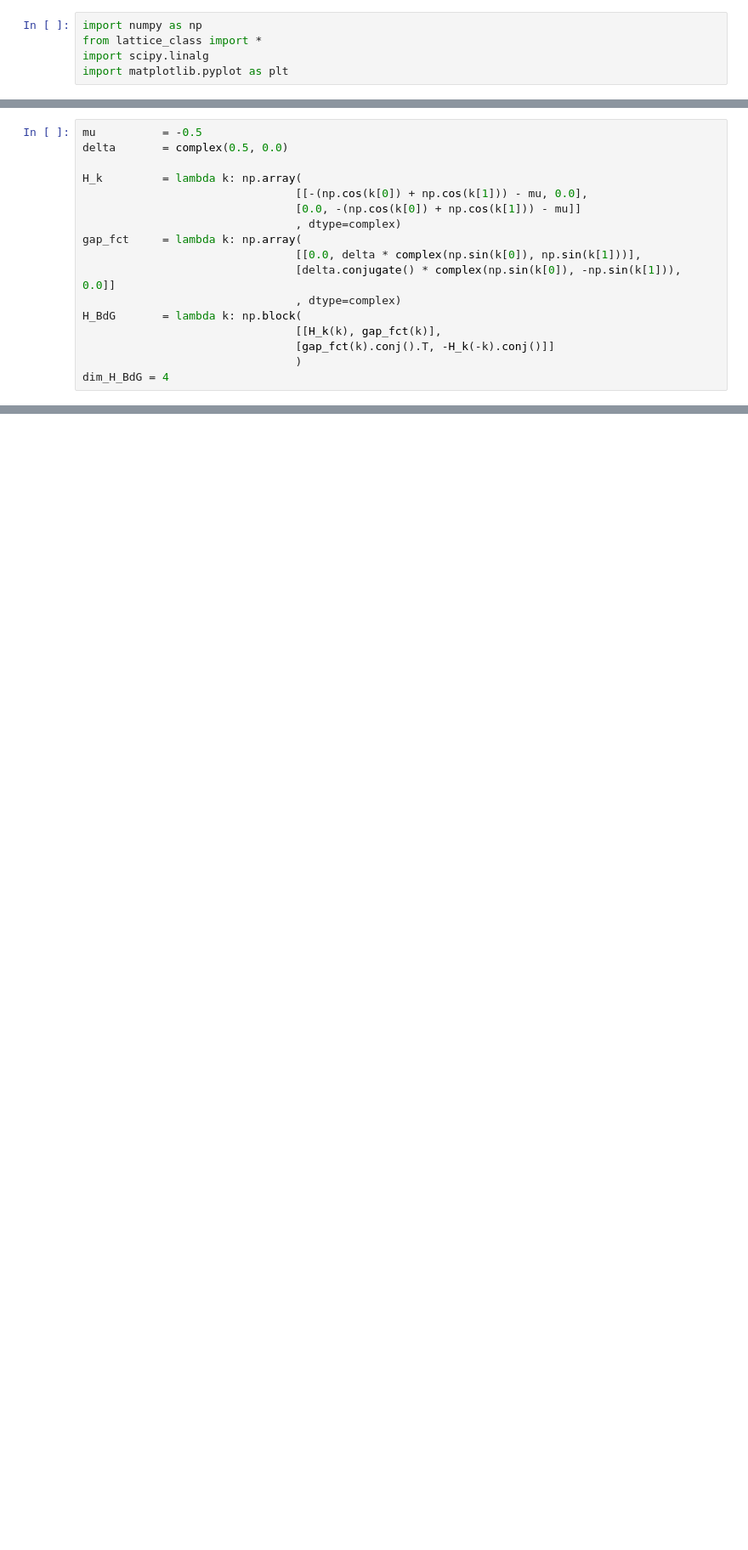
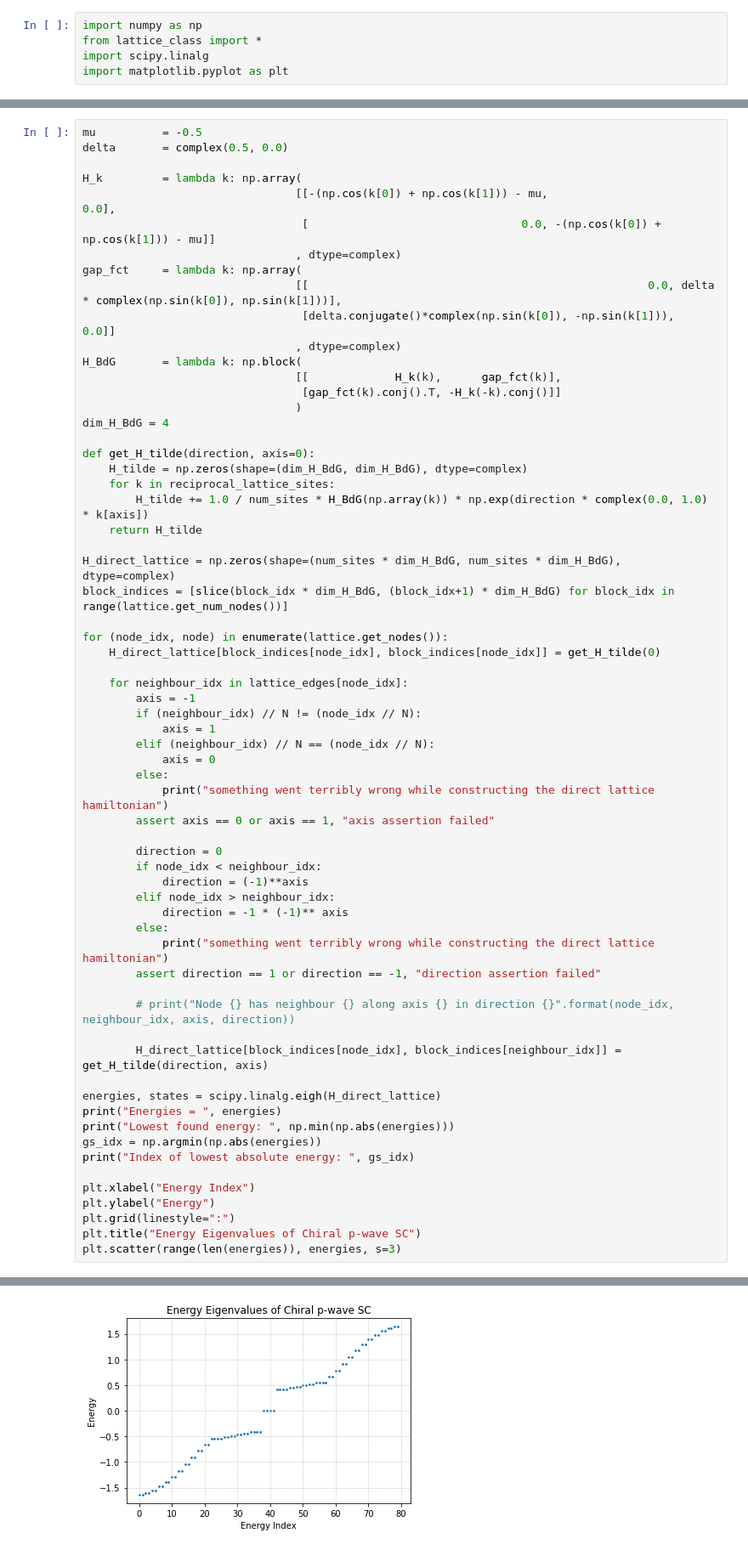
Before and after one commit to isschoch/chiral-p-wave-on-buckyball-geometry, a Jupyter notebook: direct_lattice_sc.ipynb, the cells around one changed output, grey strips where cells are left out. Shown at 85% size. Saved outputs shown, nothing was run; the diff lists cells and outputs as text; blank space fills up the shorter version.

```diff
--- a/direct_lattice_sc.ipynb
+++ b/direct_lattice_sc.ipynb
@@ -27,15 +19,63 @@ mu          = -0.5
 delta       = complex(0.5, 0.0)
 
 H_k         = lambda k: np.array(
-                                [[-(np.cos(k[0]) + np.cos(k[1])) - mu, 0.0],
-                                [0.0, -(np.cos(k[0]) + np.cos(k[1])) - mu]]
+                                [[-(np.cos(k[0]) + np.cos(k[1])) - mu,                                 0.0],
+                                 [                                0.0, -(np.cos(k[0]) + np.cos(k[1])) - mu]]
                                 , dtype=complex)
 gap_fct     = lambda k: np.array(
-                                [[0.0, delta * complex(np.sin(k[0]), np.sin(k[1]))],
-                                [delta.conjugate() * complex(np.sin(k[0]), -np.sin(k[1])), 0.0]]
+                                [[                                                   0.0, delta * complex(np.sin(k[0]), np.sin(k[1]))],
+                                 [delta.conjugate()*complex(np.sin(k[0]), -np.sin(k[1])),                                         0.0]]
                                 , dtype=complex)
 H_BdG       = lambda k: np.block(
-                                [[H_k(k), gap_fct(k)],
-                                [gap_fct(k).conj().T, -H_k(-k).conj()]]
+                                [[             H_k(k),      gap_fct(k)],
+                                 [gap_fct(k).conj().T, -H_k(-k).conj()]]
                                 )
 dim_H_BdG = 4
+
+def get_H_tilde(direction, axis=0):
+    H_tilde = np.zeros(shape=(dim_H_BdG, dim_H_BdG), dtype=complex)
+    for k in reciprocal_lattice_sites:
+        H_tilde += 1.0 / num_sites * H_BdG(np.array(k)) * np.exp(direction * complex(0.0, 1.0) * k[axis])
+    return H_tilde
+
+H_direct_lattice = np.zeros(shape=(num_sites * dim_H_BdG, num_sites * dim_H_BdG), dtype=complex)
+block_indices = [slice(block_idx * dim_H_BdG, (block_idx+1) * dim_H_BdG) for block_idx in range(lattice.get_num_nodes())]
+
+for (node_idx, node) in enumerate(lattice.get_nodes()):
+    H_direct_lattice[block_indices[node_idx], block_indices[node_idx]] = get_H_tilde(0)
+
+    for neighbour_idx in lattice_edges[node_idx]:
+        axis = -1
+        if (neighbour_idx) // N != (node_idx // N):
+            axis = 1
+        elif (neighbour_idx) // N == (node_idx // N):
+            axis = 0
+        else:
+            print("something went terribly wrong while constructing the direct lattice hamiltonian")
+        assert axis == 0 or axis == 1, "axis assertion failed"
+
+        direction = 0
+        if node_idx < neighbour_idx:
+            direction = (-1)**axis
+        elif node_idx > neighbour_idx:
+            direction = -1 * (-1)** axis
+        else:
+            print("something went terribly wrong while constructing the direct lattice hamiltonian")
+        assert direction == 1 or direction == -1, "direction assertion failed"
+
+        # print("Node {} has neighbour {} along axis {} in direction {}".format(node_idx, neighbour_idx, axis, direction))
+
+        H_direct_lattice[block_indices[node_idx], block_indices[neighbour_idx]] = get_H_tilde(direction, axis)
+
+energies, states = scipy.linalg.eigh(H_direct_lattice)
+print("Energies = ", energies)
+print("Lowest found energy: ", np.min(np.abs(energies)))
+gs_idx = np.argmin(np.abs(energies))
+print("Index of lowest absolute energy: ", gs_idx)
+
+plt.xlabel("Energy Index")
+plt.ylabel("Energy")
+plt.grid(linestyle=":")
+plt.title("Energy Eigenvalues of Chiral p-wave SC")
+plt.scatter(range(len(energies)), energies, s=3)
+# %% [output]
@@ -41,0 +100 @@ dim_H_BdG = 4
+[figure, added]
```
Also changed, not shown: parts of 9 cells of this notebook, 2 other files.
